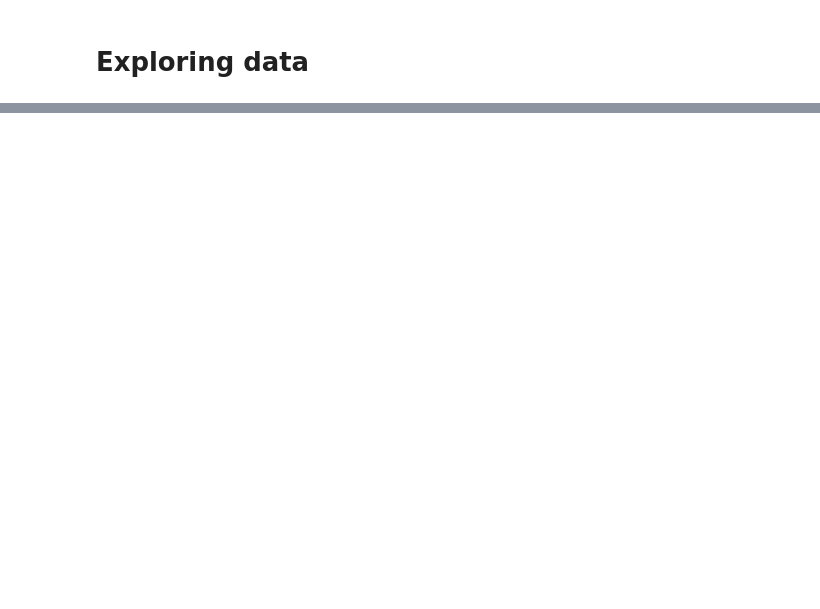
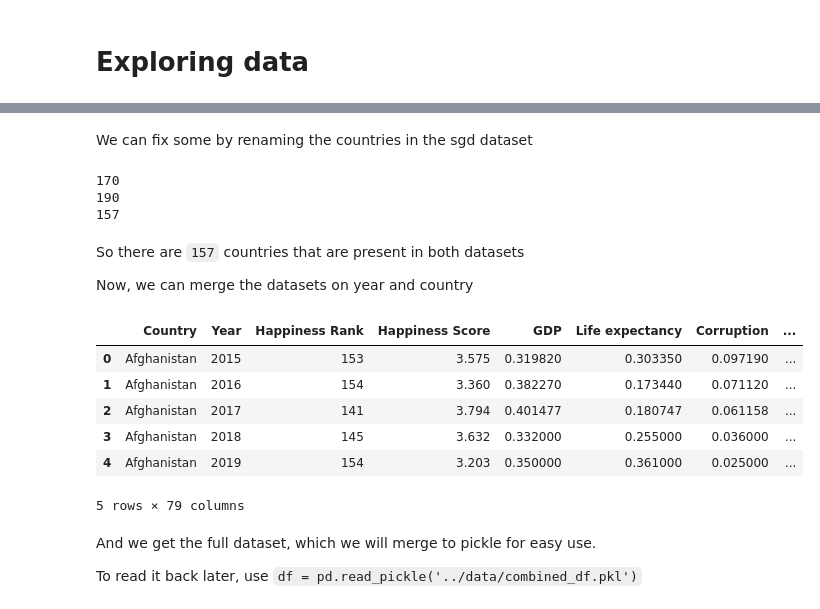
Before and after one commit to lboekestein/DWproject, a Jupyter notebook: src/dataexploring.ipynb, the cells around one changed output, grey strips where cells are left out. Saved outputs shown, nothing was run; the diff lists cells and outputs as text; code cells hidden in the pictures; blank space fills up the shorter version.

```diff
--- a/src/dataexploring.ipynb
+++ b/src/dataexploring.ipynb
@@ -26,0 +206,57 @@ hp_2015.head()
+# %% [markdown]
+We can fix some by renaming the countries in the sgd dataset
+# %%
+sgd_country_rename = {
+    'Eswatini':'Swaziland',
+    "Lao People's Democratic Republic":"Laos",
+    'United States of America':'United States',
+    'The United Kingdom':'United Kingdom',
+    'Czechia':'Czech Republic',
+    'Netherlands (Kingdom of the)':'Netherlands',
+    "Viet nam" : "Vietnam",
+    'Russian Federation' : 'Russia',
+    "Republic of Moldova" : 'Moldova',
+    'Bolivia (Plurinational State of)':'Bolivia',
+    'Republic of Korea': 'South Korea',
+    'Iran (Islamic Republic of)': 'Iran',
+    'Syrian Arab Republic': 'Syria',
+    'Türkiye':'Turkey',
+    'United Republic of Tanzania': 'Tanzania',
+    'occupied Palestinian territory':'Palestinian Territories',
+    'Congo':'Congo (Brazzaville)',
+    'Democratic Republic of the Congo':'Congo (Kinshasa)',
+    'Venezuela (Bolivarian Republic of)':'Venezuela',
+
+}
+# %%
+# replace names in SGD dataset
+pivot_df['Country'] = pivot_df['Country'].replace(sgd_country_rename)
+
+hap_countries = set(happiness["Country"])
+sgd_countries = set(pivot_df["Country"])
+print(len(hap_countries))
+print(len(sgd_countries))
+print(len(hap_countries.intersection(sgd_countries)))
+# %% [output]
+170
+190
+157
+# %% [markdown]
+So there are `157` countries that are present in both datasets
+
+Now, we can merge the datasets on year and country
+# %%
+combined = pd.merge(happiness, pivot_df, on=['Country', 'Year'], how="inner").sort_values(by=['Country', 'Year']).reset_index(drop=True)
+combined.head()
+# %% [output]
+|  | Country | Year | Happiness Rank | Happiness Score | GDP | Life expectancy | Corruption | ... |
+| 0 | Afghanistan | 2015 | 153 | 3.575 | 0.319820 | 0.303350 | 0.097190 | ... |
+| 1 | Afghanistan | 2016 | 154 | 3.360 | 0.382270 | 0.173440 | 0.071120 | ... |
+| 2 | Afghanistan | 2017 | 141 | 3.794 | 0.401477 | 0.180747 | 0.061158 | ... |
+| 3 | Afghanistan | 2018 | 145 | 3.632 | 0.332000 | 0.255000 | 0.036000 | ... |
+| 4 | Afghanistan | 2019 | 154 | 3.203 | 0.350000 | 0.361000 | 0.025000 | ... |
+5 rows × 79 columns
+# %% [markdown]
+And we get the full dataset, which we will merge to pickle for easy use.
+
+To read it back later, use `df = pd.read_pickle('../data/combined_df.pkl')`
```
Also changed, not shown: parts of 27 cells of this notebook, 1 other file.
